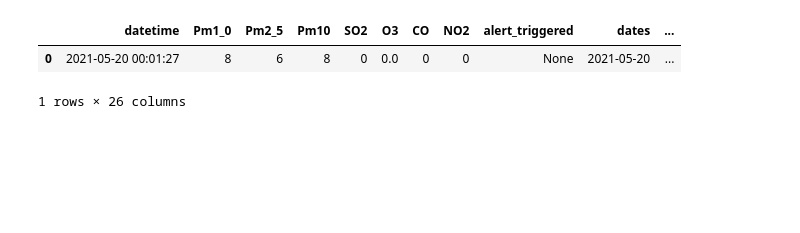
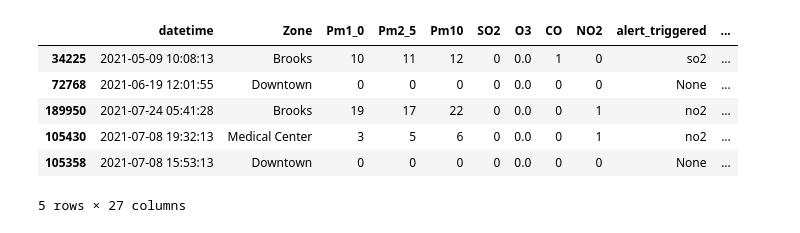
Before and after one commit to slc-data/2021-datathon, a Jupyter notebook: workbooks/caitlyn/air_rounding.ipynb, the cells around one changed output. Cells and saved outputs as stored; diff of their text form; code cells hidden in the pictures; blank space fills up the shorter version.

```diff
--- a/workbooks/caitlyn/air_rounding.ipynb
+++ b/workbooks/caitlyn/air_rounding.ipynb
@@ -7,10 +7,35 @@ import seaborn as sns
 import statsmodels.api as sm
 
 import wrangle
-# %%
-air = wrangle.clean_air()
-air.head(1)
-# %% [output]
-|  | datetime | Pm1_0 | Pm2_5 | Pm10 | SO2 | O3 | CO | NO2 | alert_triggered | dates | ... |
-| 0 | 2021-05-20 00:01:27 | 8 | 6 | 8 | 0 | 0.0 | 0 | 0 | None | 2021-05-20 | ... |
-1 rows × 26 columns
+# %%
+def full_air_df():
+    '''Combines air quality dataframes for:
+        brooks
+        downtown
+        medical center
+    into one main df.'''
+    # read medical center and clean it
+    med_air = pd.read_csv('med_center_air.csv')
+    med_air = wrangle.clean_air(med_air)
+    # read downtown and clean it
+    down_air = pd.read_csv('downtown_air.csv')
+    down_air = wrangle.clean_air(down_air)
+    #read the brooks and clean it
+    brooks_air = pd.read_csv('brooks_air.csv')
+    brooks_air = wrangle.clean_air(brooks_air)
+    # specify what df's to combine together
+    frames = [med_air, down_air, brooks_air]
+    # concat the df's together
+    df = pd.concat(frames)
+    return df
+
+air = full_air_df()
+air.sample(5)
+# %% [output]
+|  | datetime | Zone | Pm1_0 | Pm2_5 | Pm10 | SO2 | O3 | CO | NO2 | alert_triggered | ... |
+| 34225 | 2021-05-09 10:08:13 | Brooks | 10 | 11 | 12 | 0 | 0.0 | 1 | 0 | so2 | ... |
+| 72768 | 2021-06-19 12:01:55 | Downtown | 0 | 0 | 0 | 0 | 0.0 | 0 | 0 | None | ... |
+| 189950 | 2021-07-24 05:41:28 | Brooks | 19 | 17 | 22 | 0 | 0.0 | 0 | 1 | no2 | ... |
+| 105430 | 2021-07-08 19:32:13 | Medical Center | 3 | 5 | 6 | 0 | 0.0 | 0 | 1 | no2 | ... |
+| 105358 | 2021-07-08 15:53:13 | Downtown | 0 | 0 | 0 | 0 | 0.0 | 0 | 0 | None | ... |
+5 rows × 27 columns
```
Also changed, not shown: parts of 14 cells of this notebook.
